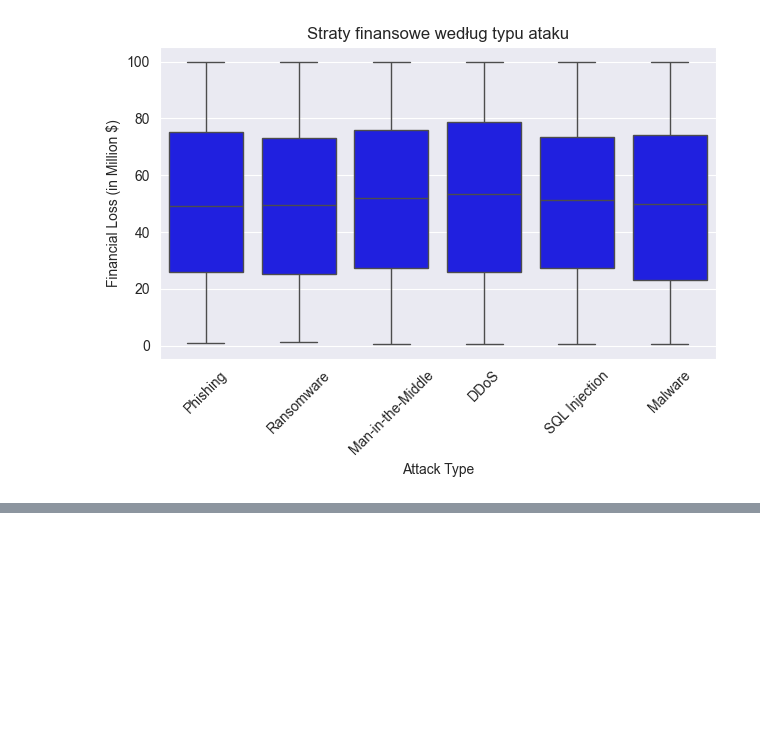
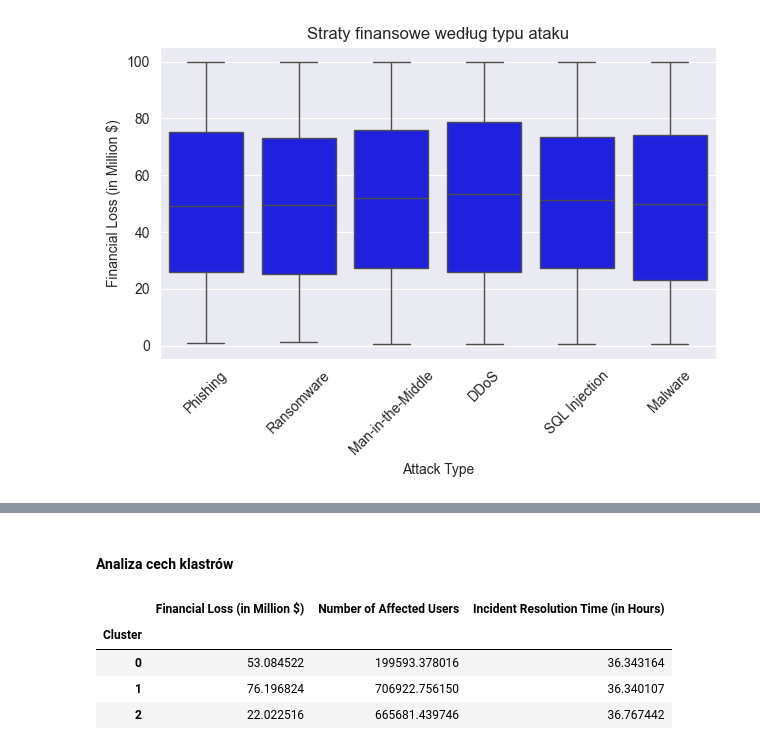
Before and after one commit to olabarycka/CYBERSECURITY-ANALYSIS, a Jupyter notebook: projekt.ipynb, the cells around one changed output, grey strips where cells are left out. Saved outputs shown, nothing was run; the diff lists cells and outputs as text; code cells hidden in the pictures; blank space fills up the shorter version.

```diff
--- a/projekt.ipynb
+++ b/projekt.ipynb
@@ -236,0 +276,13 @@ plt.show()
+# %% [markdown]
+#### Analiza cech klastrów
+# %%
+cluster_stats = df.groupby('Cluster')[['Financial Loss (in Million $)',
+                                       'Number of Affected Users',
+                                       'Incident Resolution Time (in Hours)']].mean()
+display(cluster_stats)
+# %% [output]
+|  | Financial Loss (in Million $) | Number of Affected Users | Incident Resolution Time (in Hours) |
+| Cluster |  |  |  |
+| 0 | 53.084522 | 199593.378016 | 36.343164 |
+| 1 | 76.196824 | 706922.756150 | 36.340107 |
+| 2 | 22.022516 | 665681.439746 | 36.767442 |
```
Also changed, not shown: parts of 19 cells of this notebook.
